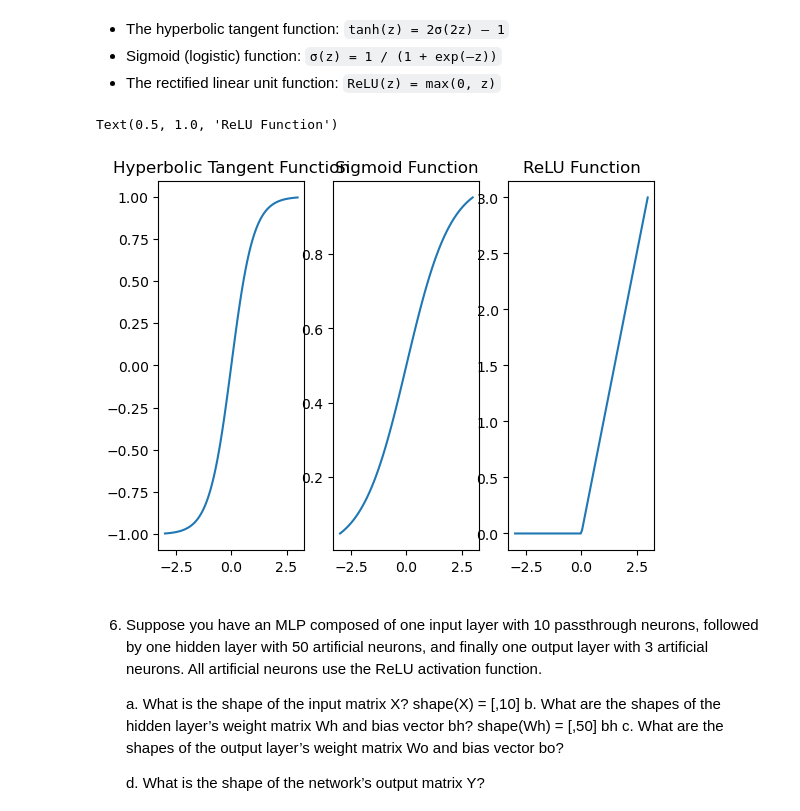
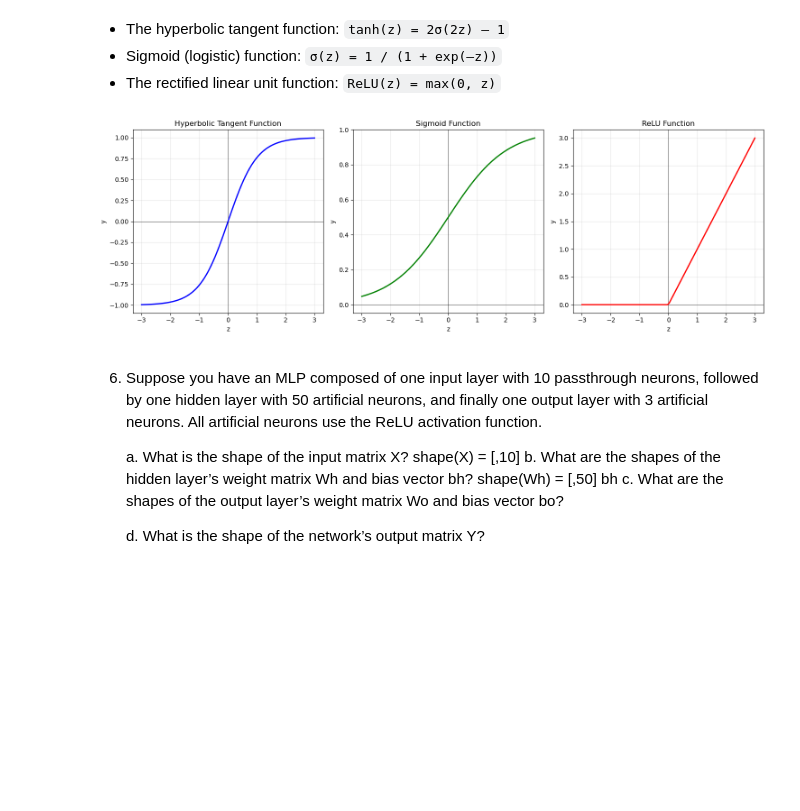
Before and after one commit to Sean-Michael/hands-on-ml-notes, a Jupyter notebook: Part-II-Neural-Networks-And-Deep-Learning/Ch-9-Introduction-To-Artificial-Neural-Networks/EXERCISES.ipynb, the cells around one changed output. Drawn from its saved outputs; the diff is of its cells as text; code cells hidden in the pictures; blank space fills up the shorter version.

Commit message:
prettier graphs

```diff
--- a/Part-II-Neural-Networks-And-Deep-Learning/Ch-9-Introduction-To-Artificial-Neural-Networks/EXERCISES.ipynb
+++ b/Part-II-Neural-Networks-And-Deep-Learning/Ch-9-Introduction-To-Artificial-Neural-Networks/EXERCISES.ipynb
@@ -17,33 +17,43 @@ By replacing something like the step-function with the sigmoid (logistic functio
 # %%
 import matplotlib.pyplot as plt
 import numpy as np
 
 def hyperbolic_tangent_function(z):
     return np.tanh(z)
 
 def sigmoid(z):
     return 1 / (1 + np.exp(-z))
 
 def relu(z):
     return np.maximum(0,z)
 
-x_values = np.linspace(-3,3,100)
+z_values = np.linspace(-3,3,100)
 
-y1,y2,y3 = hyperbolic_tangent_function(x_values), sigmoid(x_values), relu(x_values)
+y1,y2,y3 = hyperbolic_tangent_function(z_values), sigmoid(z_values), relu(z_values)
 
-fig, ax = plt.subplots(1, 3)
+fig, ax = plt.subplots(1, 3, figsize=(15,5))
 
-ax[0].plot(x_values, y1)
+for a in ax:
+    a.axhline(y=0, color='k', linewidth=0.5)
+    a.axvline(x=0, color='k', linewidth=0.5)
+    a.grid(True, alpha=0.3)
+    a.set_xlabel('z')
+    a.set_ylabel('y')
+
+
+ax[0].plot(z_values, y1, 'b-', linewidth=2)
 ax[0].set_title("Hyperbolic Tangent Function")
 
-ax[1].plot(x_values, y2)
+ax[1].plot(z_values, y2, 'g-', linewidth=2)
 ax[1].set_title("Sigmoid Function")
 
-ax[2].plot(x_values, y3)
+ax[2].plot(z_values, y3, 'r-', linewidth=2)
 ax[2].set_title("ReLU Function")
+
+plt.tight_layout()
+plt.show()
 # %% [output]
-Text(0.5, 1.0, 'ReLU Function')
-[figure, old version]
+[figure, new version]
 # %% [markdown]
 
 
```
